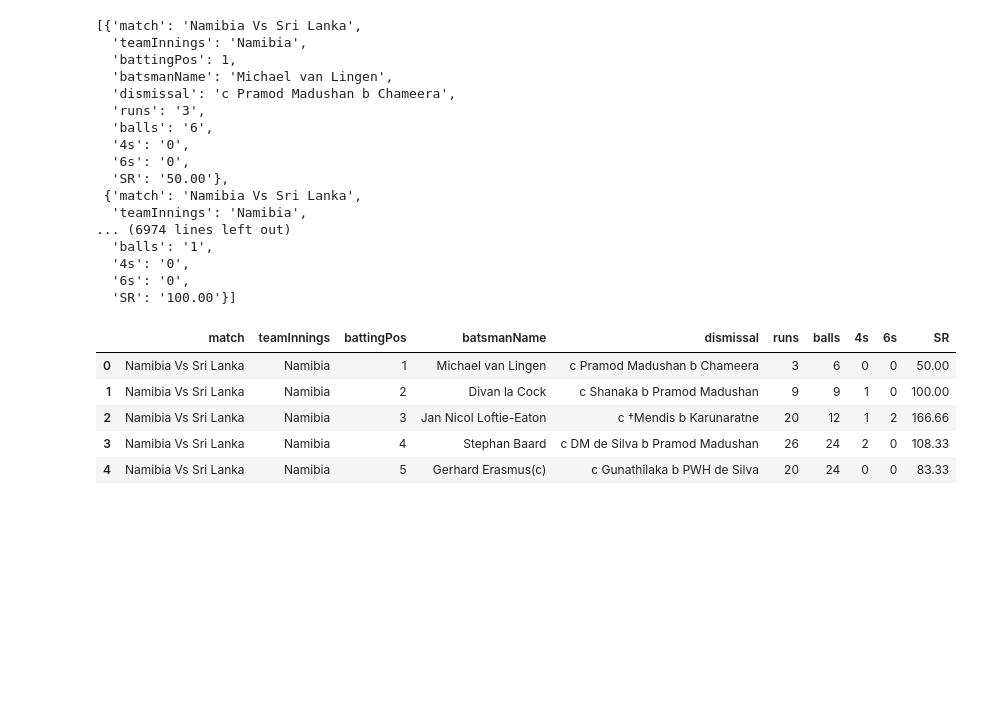
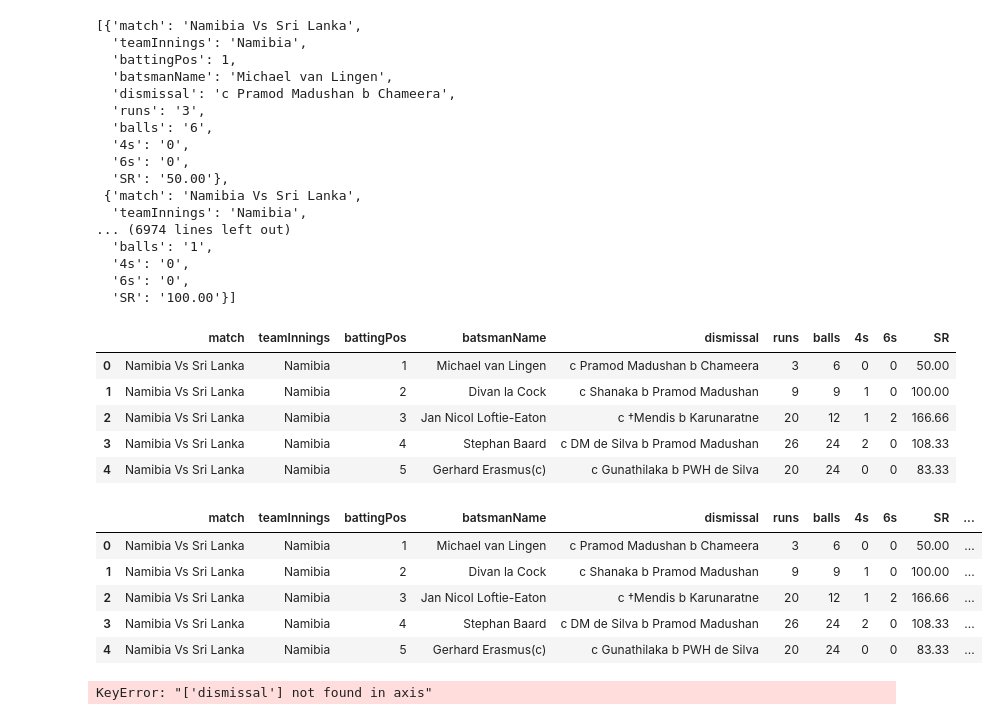
Before and after one commit to GargiUmrajkar/Cricket-Analysis, a Jupyter notebook: t20records_data_preprocessing.ipynb, the cells around one changed output. Cells and saved outputs as stored; diff of their text form; code cells hidden in the pictures; blank space fills up the shorter version.

Commit message:
performed basic pre processing on batting summary

```diff
--- a/t20records_data_preprocessing.ipynb
+++ b/t20records_data_preprocessing.ipynb
@@ -126,3 +126,20 @@ df_batting_records.head()
 | 2 | Namibia Vs Sri Lanka | Namibia | 3 | Jan Nicol Loftie-Eaton | c †Mendis b Karunaratne | 20 | 12 | 1 | 2 | 166.66 |
 | 3 | Namibia Vs Sri Lanka | Namibia | 4 | Stephan Baard | c DM de Silva b Pramod Madushan | 26 | 24 | 2 | 0 | 108.33 |
 | 4 | Namibia Vs Sri Lanka | Namibia | 5 | Gerhard Erasmus(c) | c Gunathilaka b PWH de Silva | 20 | 24 | 0 | 0 | 83.33 |
+# %%
+#new column 'out/not_out' based on if string present in 'dismissal' column or not
+df_batting_records['out/not_out'] = df_batting_records.dismissal.apply(lambda x : "out" if len(x) > 0 else "not_out")
+df_batting_records.head()
+# %% [output]
+|  | match | teamInnings | battingPos | batsmanName | dismissal | runs | balls | 4s | 6s | SR | ... |
+| 0 | Namibia Vs Sri Lanka | Namibia | 1 | Michael van Lingen | c Pramod Madushan b Chameera | 3 | 6 | 0 | 0 | 50.00 | ... |
+| 1 | Namibia Vs Sri Lanka | Namibia | 2 | Divan la Cock | c Shanaka b Pramod Madushan | 9 | 9 | 1 | 0 | 100.00 | ... |
+| 2 | Namibia Vs Sri Lanka | Namibia | 3 | Jan Nicol Loftie-Eaton | c †Mendis b Karunaratne | 20 | 12 | 1 | 2 | 166.66 | ... |
+| 3 | Namibia Vs Sri Lanka | Namibia | 4 | Stephan Baard | c DM de Silva b Pramod Madushan | 26 | 24 | 2 | 0 | 108.33 | ... |
+| 4 | Namibia Vs Sri Lanka | Namibia | 5 | Gerhard Erasmus(c) | c Gunathilaka b PWH de Silva | 20 | 24 | 0 | 0 | 83.33 | ... |
+# %%
+#remove 'dismissal' column
+df_batting_records.drop(columns = ['dismissal'], inplace = True)
+df_batting_records.head(11)
+# %% [output]
+KeyError: "['dismissal'] not found in axis"
```
Also changed, not shown: parts of 1 cell of this notebook.
